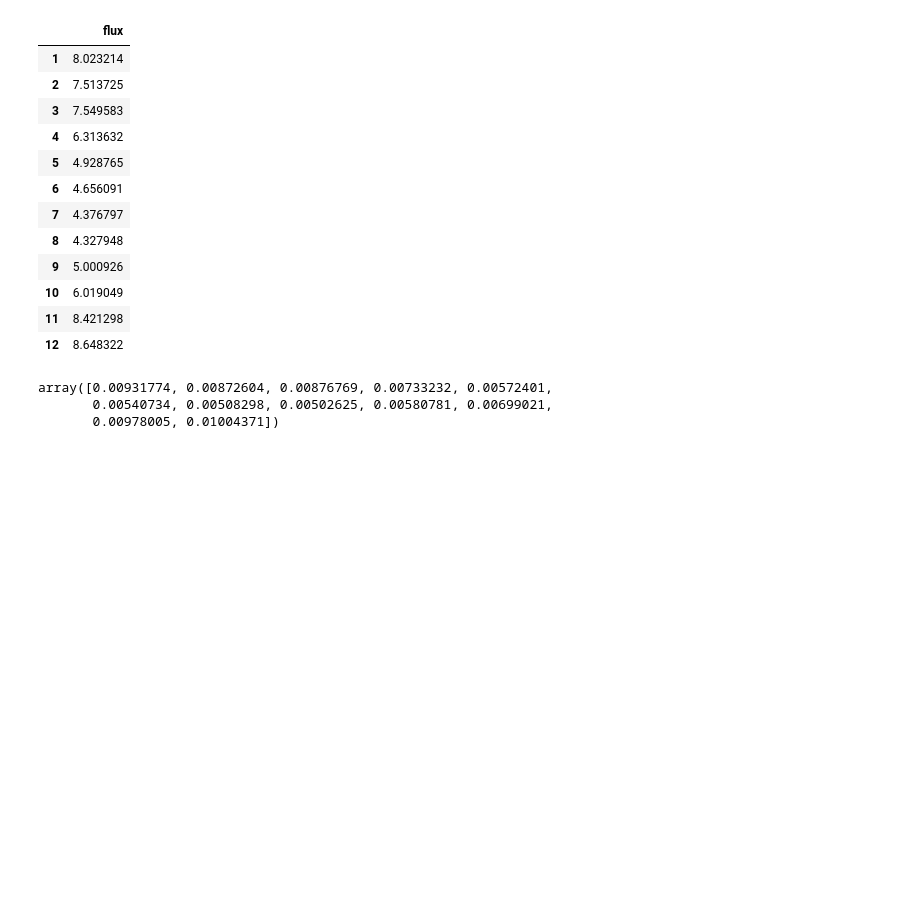
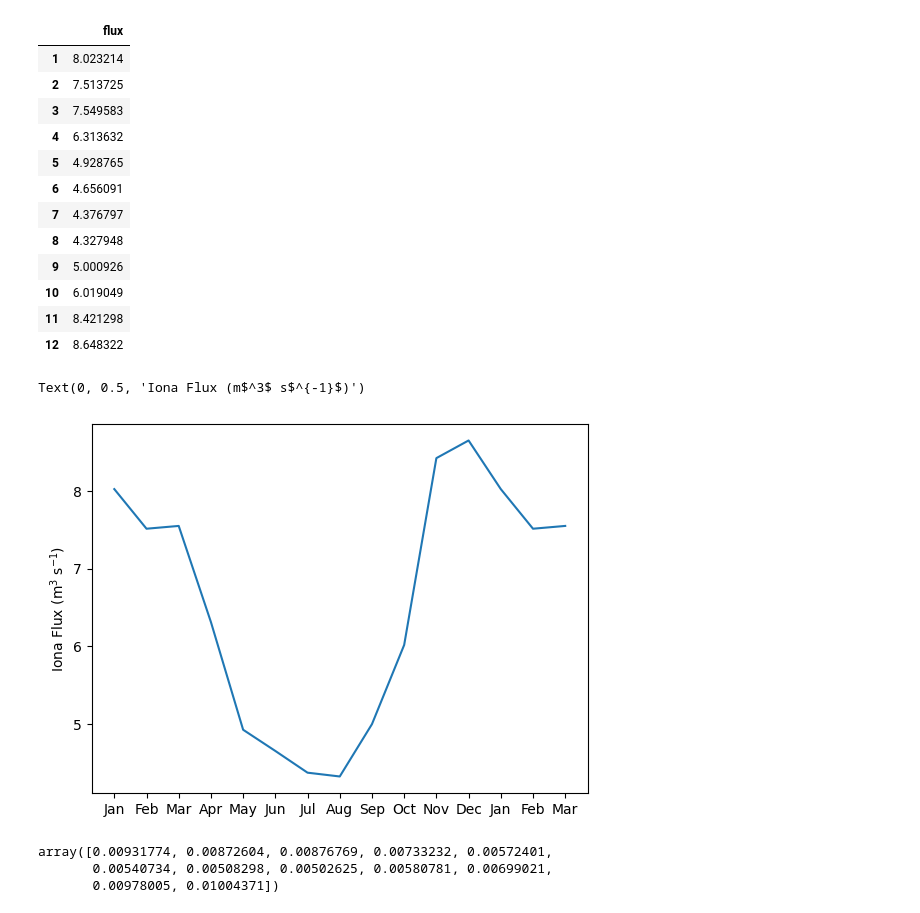
Before and after one commit to SalishSeaCast/analysis-susan, a Jupyter notebook: IonaOutfall/Wastewater_File.ipynb, the cells around one changed output. Drawn from its saved outputs; the diff is of its cells as text; code cells hidden in the pictures; blank space fills up the shorter version.

```diff
--- a/IonaOutfall/Wastewater_File.ipynb
+++ b/IonaOutfall/Wastewater_File.ipynb
@@ -117,6 +117,16 @@ rich_bymonth
 | 10 | 6.019049 |
 | 11 | 8.421298 |
 | 12 | 8.648322 |
+# %%
+fig, ax = plt.subplots(1, 1)
+flux12 = np.array(rich_bymonth.flux.values)
+fluxes = np.concatenate([flux12, flux12[0:3]])
+ax.plot(fluxes)
+ax.set_xticks(np.arange(15), ['Jan', 'Feb', 'Mar', 'Apr', 'May', 'Jun', 'Jul', 'Aug', 'Sep', 'Oct', 'Nov', 'Dec', 'Jan', 'Feb', 'Mar',])
+ax.set_ylabel('Iona Flux (m$^3$ s$^{-1}$)')
+# %% [output]
+Text(0, 0.5, 'Iona Flux (m$^3$ s$^{-1}$)')
+[figure, added]
 # %%
 baseflux = rich_bymonth.flux.values * 10**3  / (horz_area[447, 304] + horz_area[446, 305] +
                           horz_area[447, 305] + horz_area[446, 304]).values
```
Also changed, not shown: 1 other file.
